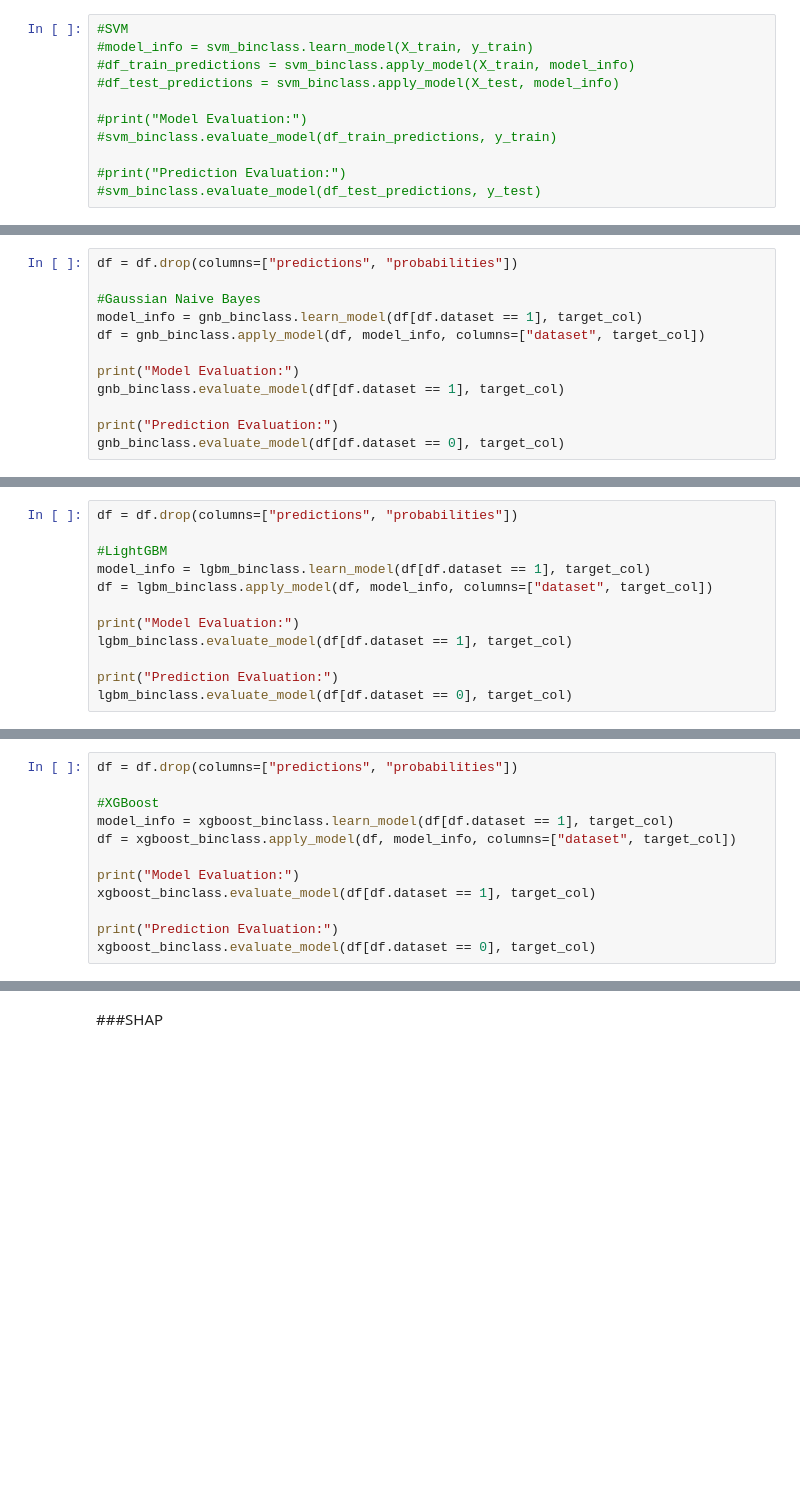
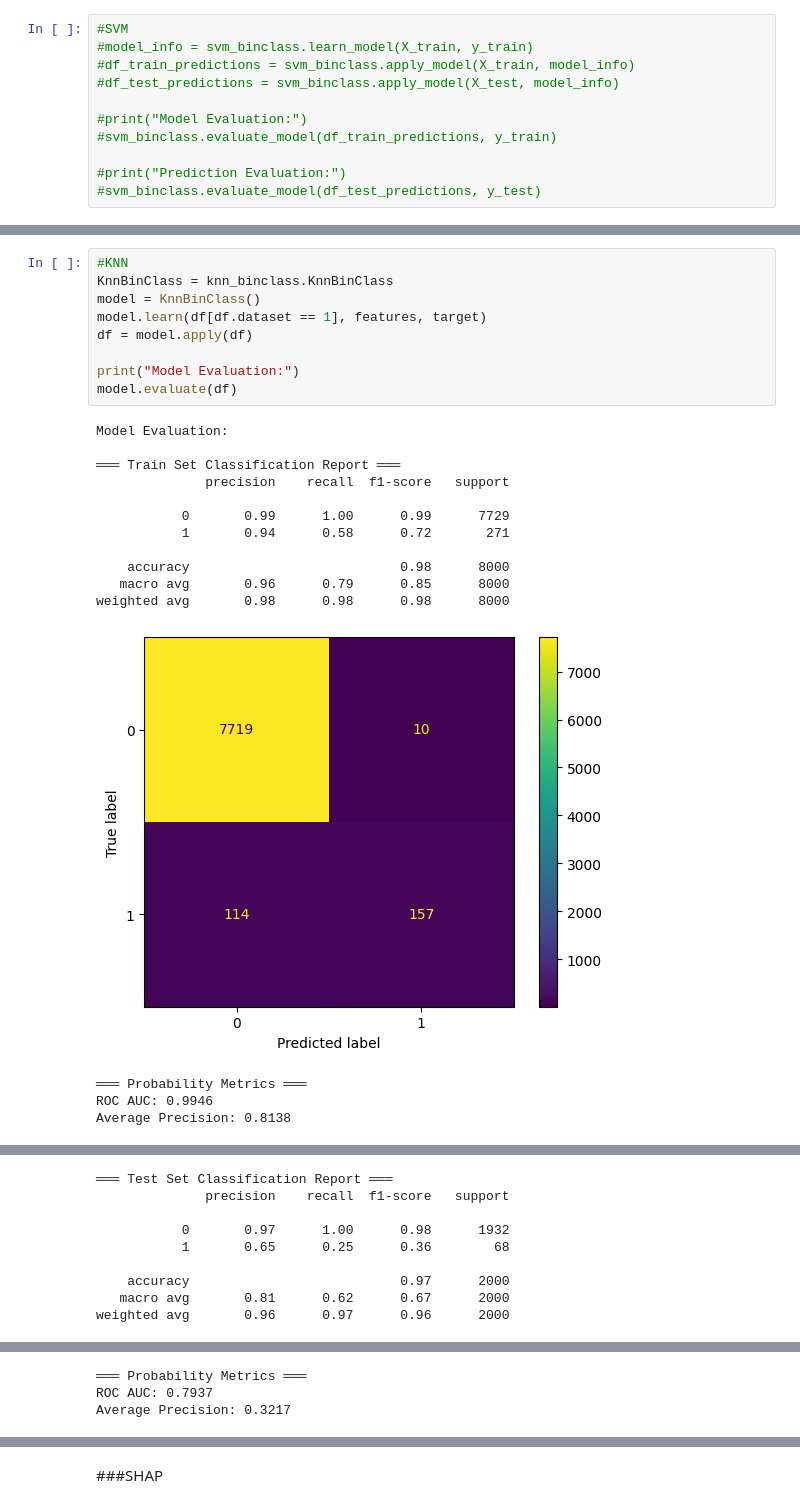
Before and after one commit to sulenurk/ds-template-oop, a Jupyter notebook: learn_pipeline_ema.ipynb, the cells around one changed output, grey strips where cells are left out. Cells and saved outputs as stored; diff of their text form; blank space fills up the shorter version.

```diff
--- a/learn_pipeline_ema.ipynb
+++ b/learn_pipeline_ema.ipynb
@@ -329,12 +275,0 @@ Average Precision: 0.3145
-# %%
-df = df.drop(columns=["predictions", "probabilities"])
-
-#Gaussian Naive Bayes
-model_info = gnb_binclass.learn_model(df[df.dataset == 1], target_col)
-df = gnb_binclass.apply_model(df, model_info, columns=["dataset", target_col])
-
-print("Model Evaluation:")
-gnb_binclass.evaluate_model(df[df.dataset == 1], target_col)
-
-print("Prediction Evaluation:")
-gnb_binclass.evaluate_model(df[df.dataset == 0], target_col)
@@ -378,12 +275,0 @@ Average Precision: 0.2912
-# %%
-df = df.drop(columns=["predictions", "probabilities"])
-
-#LightGBM
-model_info = lgbm_binclass.learn_model(df[df.dataset == 1], target_col)
-df = lgbm_binclass.apply_model(df, model_info, columns=["dataset", target_col])
-
-print("Model Evaluation:")
-lgbm_binclass.evaluate_model(df[df.dataset == 1], target_col)
-
-print("Prediction Evaluation:")
-lgbm_binclass.evaluate_model(df[df.dataset == 0], target_col)
@@ -436,12 +275,0 @@ Average Precision: 0.8474
-# %%
-df = df.drop(columns=["predictions", "probabilities"])
-
-#XGBoost
-model_info = xgboost_binclass.learn_model(df[df.dataset == 1], target_col)
-df = xgboost_binclass.apply_model(df, model_info, columns=["dataset", target_col])
-
-print("Model Evaluation:")
-xgboost_binclass.evaluate_model(df[df.dataset == 1], target_col)
-
-print("Prediction Evaluation:")
-xgboost_binclass.evaluate_model(df[df.dataset == 0], target_col)
@@ -485,0 +276,25 @@ Average Precision: 0.8230
+# %%
+#KNN
+KnnBinClass = knn_binclass.KnnBinClass
+model = KnnBinClass()
+model.learn(df[df.dataset == 1], features, target)
+df = model.apply(df)
+
+print("Model Evaluation:")
+model.evaluate(df)
+# %% [output]
+Model Evaluation:
+
+═══ Train Set Classification Report ═══
+              precision    recall  f1-score   support
+
+           0       0.99      1.00      0.99      7729
+           1       0.94      0.58      0.72       271
+
+    accuracy                           0.98      8000
+   macro avg       0.96      0.79      0.85      8000
+weighted avg       0.98      0.98      0.98      8000
+[figure, added]
+═══ Probability Metrics ═══
+ROC AUC: 0.9946
+Average Precision: 0.8138
@@ -485,0 +306,9 @@ Average Precision: 0.8230
+═══ Test Set Classification Report ═══
+              precision    recall  f1-score   support
+
+           0       0.97      1.00      0.98      1932
+           1       0.65      0.25      0.36        68
+
+    accuracy                           0.97      2000
+   macro avg       0.81      0.62      0.67      2000
+weighted avg       0.96      0.97      0.96      2000
@@ -485,0 +316,3 @@ Average Precision: 0.8230
+═══ Probability Metrics ═══
+ROC AUC: 0.7937
+Average Precision: 0.3217
```
Also changed, not shown: parts of 26 cells of this notebook, 13 other files.
